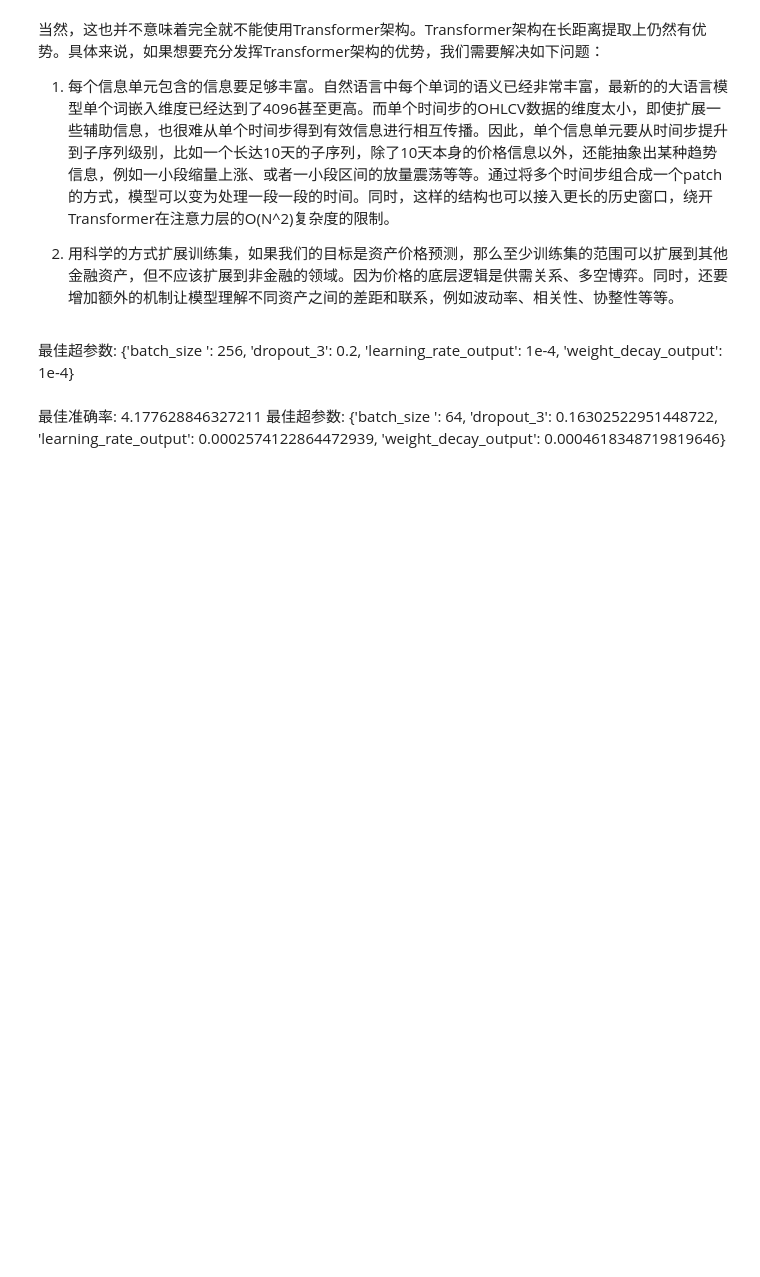
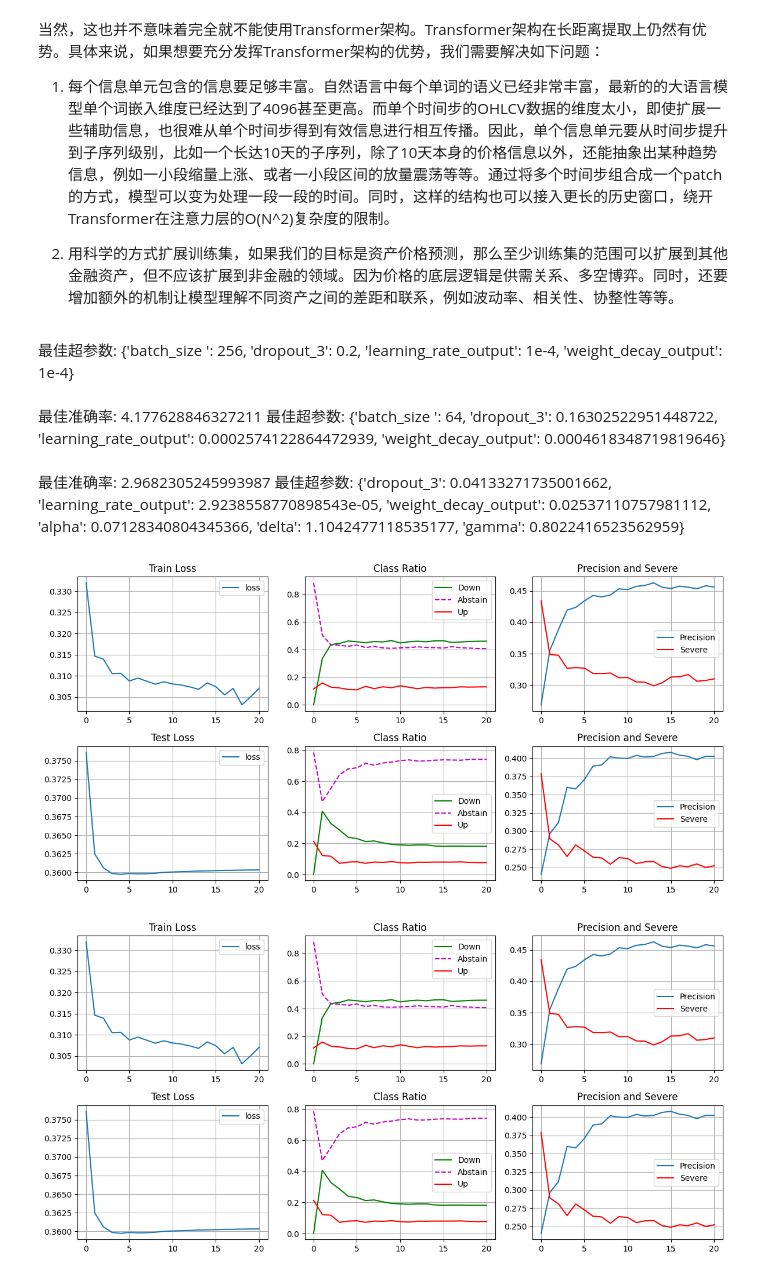
Before and after one commit to FerdinandEoverm/Index_Future_Prediction, a Jupyter notebook: Transformer model/PatchTST_Prediction.ipynb, the cells around one changed output. Saved outputs shown, nothing was run; the diff lists cells and outputs as text; code cells hidden in the pictures; blank space fills up the shorter version.

```diff
--- a/Transformer model/PatchTST_Prediction.ipynb
+++ b/Transformer model/PatchTST_Prediction.ipynb
@@ -315,6 +315,9 @@ df.sort_values(by='value', ascending=False)
 # %% [markdown]
 最佳准确率:  4.177628846327211
 最佳超参数:  {'batch_size ': 64, 'dropout_3': 0.16302522951448722, 'learning_rate_output': 0.0002574122864472939, 'weight_decay_output': 0.0004618348719819646}
+# %% [markdown]
+最佳准确率:  2.9682305245993987
+最佳超参数:  {'dropout_3': 0.04133271735001662, 'learning_rate_output': 2.9238558770898543e-05, 'weight_decay_output': 0.02537110757981112, 'alpha': 0.07128340804345366, 'delta': 1.1042477118535177, 'gamma': 0.8022416523562959}
 # %%
 # 只训练输出层
 # 模型结构的全局参数，不可修改
@@ -325,23 +328,27 @@ patch_size = 8
 num_layer = 5
 num_head = 4
 d_model = 256
-assets_list = ['IH.CFX', 'IF.CFX', 'IC.CFX']
-# assets_list = ['IH.CFX', 'IF.CFX', 'IC.CFX', 'AU.SHF', 'JM.DCE','RB.SHF','HC.SHF', 'I.DCE', 'M.DCE', 'CF.ZCE',]
-stride = 4 # patch_size // 2  奇数再(+1)
+stride = 4
 masking_ratio = 0.2
 mask_expand_size = 1
 
 
 
 seq_len = 200
-patch_size = 12
-num_layer = 3
-num_head = 8
-d_model = 256
+patch_size = 10
+num_layer = 5
+num_head = 4
+d_model = 32
 stride = 4
 masking_ratio = 0.2
-mask_expand_size = 2
+mask_expand_size = 1
+
+
+
+
 assets_list = ['IH.CFX', 'IF.CFX', 'IC.CFX']
+assets_list = ['JM.DCE','RB.SHF','HC.SHF', 'I.DCE']
+# assets_list = ['IH.CFX', 'IF.CFX', 'IC.CFX', 'AU.SHF', 'JM.DCE','RB.SHF','HC.SHF', 'I.DCE', 'M.DCE', 'CF.ZCE',]
 
 
 
@@ -355,11 +362,12 @@ weight_decay_encoder = 0
 batch_size = 32
 
 # 输出层相关
-dropout_3 = 0.2
-learning_rate_output = 1e-6 # 1e-6
-weight_decay_output = 0 #1e-5
-alpha = 0
-delta = 1.3
+dropout_3 = 0.04133271735001662
+learning_rate_output = 2.9238558770898543e-05 # 1e-6
+weight_decay_output = 0.02537110757981112 #1e-5
+alpha = 0.07128340804345366
+delta = 1.104247711853517
+gamma = 0.8022416523562959
 
 
 # 提取数据
@@ -373,7 +381,9 @@ for asset_code in assets_list:
     data = data[data['trade_date'] < 20230901].copy() # 所有2023年以后数据不参与训练
     feature.append(torch.tensor(data[feature_columns].values, dtype = torch.float32, device = 'cuda:0'))
     label.append(torch.tensor(data[label_columns].values, dtype = torch.float32, device = 'cuda:0'))
-    print(len(data))
+    # print(data['trade_date'])
+    # raise ValueError
+
 
 feature = torch.stack(feature, dim = 1)
 label = torch.stack(label, dim = 1)
@@ -381,42 +391,45 @@ feature = feature.unfold(dimension = 0, size = seq_len, step = 1).transpose(2,3)
 label = label[seq_len-1:]
 data = RandomLoader(feature, label)
 
-train_loader, test_loader = data(batch_size=batch_size, slice_size=[0.7,0.29], balance=[True, False])
+train_loader, test_loader = data(batch_size=batch_size, slice_size=[0.75,0.24], balance=[True, False])
 
 model = Patch_TST(input_size = 10,
                     seq_len = seq_len,
                     patch_size = patch_size,
                     stride = stride,
                     num_layer = num_layer,
                     num_head = num_head,
                     d_model = d_model,
                     masking_ratio = masking_ratio,
                     mask_expand_size = mask_expand_size,
                     dropout_1 = dropout_1,
                     dropout_2 = dropout_2,
                     dropout_3 = dropout_3,
                     ).to('cuda:0')
 model.load_state_dict(torch.load('params/self_supervised_1.params'))
-zero_bias = torch.tensor([0.0, 0.0, 0.0], device = 'cuda:0')
-model.output[2].log_prob[0].bias.data = zero_bias
+# zero_bias = torch.tensor([0.0, 0.0, 0.0], device = 'cuda:0')
+# model.output[2].log_prob[0].bias.data = zero_bias
 
 # 对预训练部分设置不同学习率
 output_params = model.output.parameters()
 output_param_ids = {id(p) for p in output_params}
 other_params = [p for p in model.parameters() if id(p) not in output_param_ids]
 optimizer_grouped_parameters = [
             {'params': other_params, 'lr': learning_rate_encoder, 'weight_decay': weight_decay_encoder},
             {'params': model.output.parameters(), 'lr': learning_rate_output, 'weight_decay': weight_decay_output}
         ]
 
 optimizer = torch.optim.AdamW(optimizer_grouped_parameters)
-scheduler = lr_scheduler.StepLR(optimizer, step_size=1, gamma=1)
+scheduler = lr_scheduler.StepLR(optimizer, step_size=1, gamma=gamma)
 loss_fn = HybridLoss(alpha = alpha, delta = delta, show_loss = False)
 train = ModelTrain(model = model, train_loader = train_loader, test_loader = test_loader, loss_fn = loss_fn, optimizer = optimizer, scheduler = scheduler, recorder = recorder, graph = animator)
 
 prediction, precision = train.epoch_train(epochs = 20, early_stop = 100)
 
 torch.save(model.state_dict(), 'params/supervised_1.params')
+# %% [output]
+[figure, added]
+[figure, added]
 # %%
 # all_assets = pd.DataFrame({
 #     'stage_1_prediction': np.mean(result, axis = 0)[:,0],
```
Also changed, not shown: parts of 1 cell of this notebook, 10 other files.
